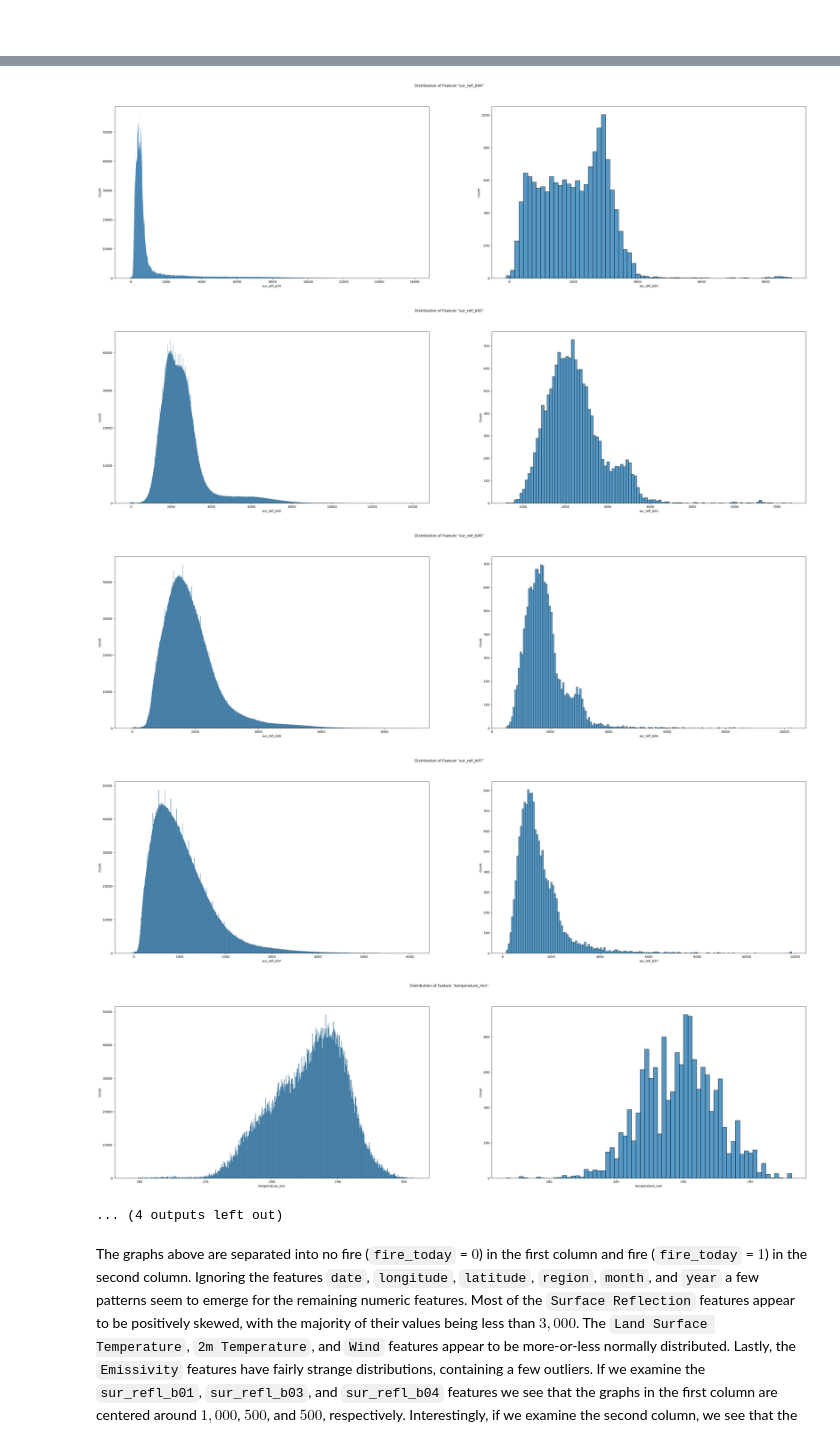
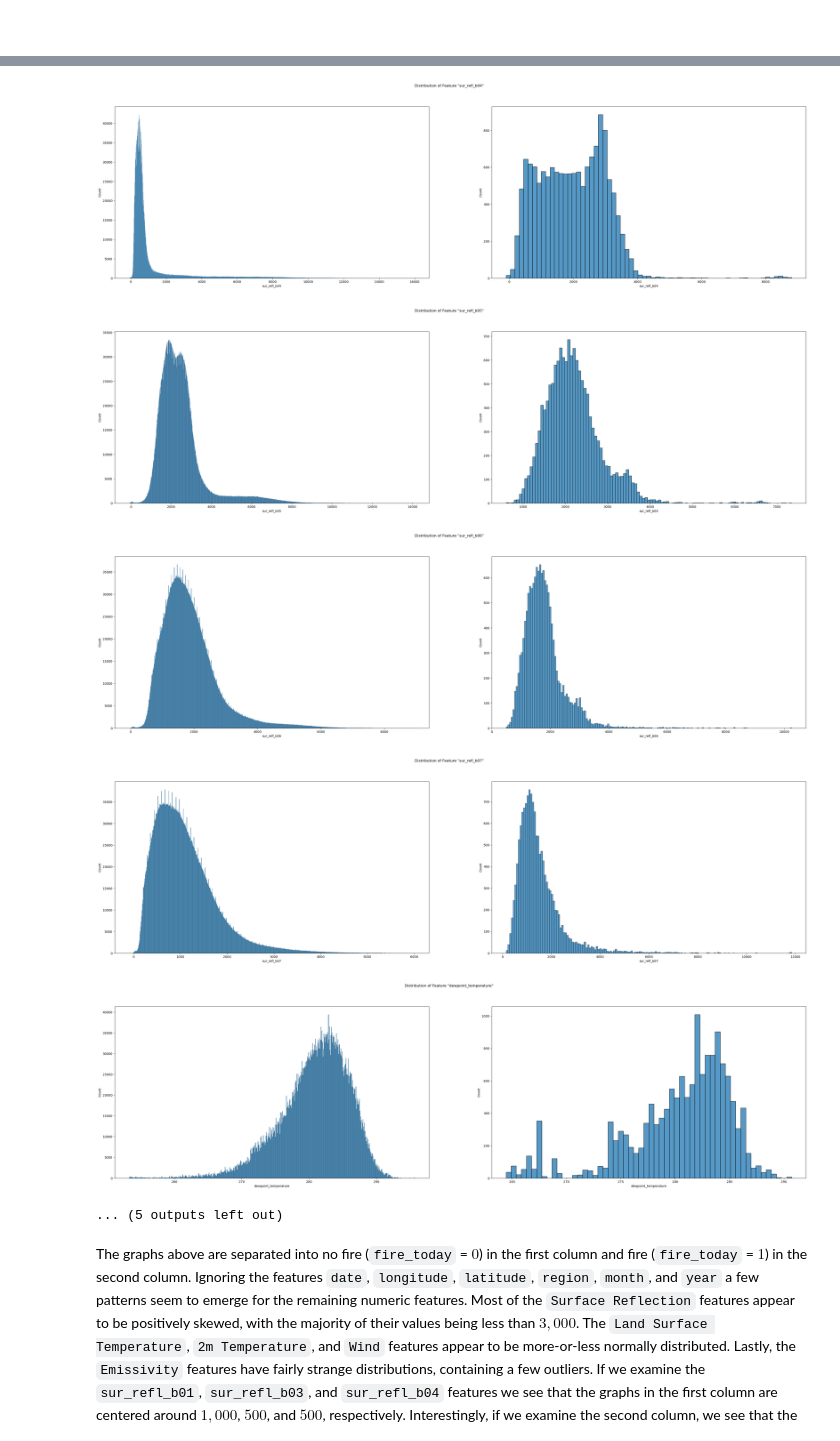
Before and after one commit to lukebass/wews, a Jupyter notebook: report/project.ipynb, the cells around one changed output, grey strips where cells are left out. Saved outputs shown, nothing was run; the diff lists cells and outputs as text; code cells hidden in the pictures.

```diff
--- a/report/project.ipynb
+++ b/report/project.ipynb
@@ -155,11 +156,12 @@ df = df.rename(columns={
     'LST_Night_1km':'lst_night',
     'Emis_31':'emis_31',
     'Emis_32':'emis_32',
-    'total_precipitation_max':'precipitation_max',
-    'temperature_2m_min': 'temperature_min',
-    'temperature_2m_max': 'temperature_max',
-    'u_component_of_wind_10m':'u_wind',
-    'v_component_of_wind_10m':'v_wind'
+    'dewpoint_temperature_2m_max':'dewpoint_temperature',
+    'temperature_2m_max':'temperature',
+    'u_component_of_wind_10m_max':'u_wind',
+    'v_component_of_wind_10m_max':'v_wind',
+    'surface_pressure_max':'surface_pressure',
+    'total_precipitation_sum':'precipitation',
 })
 df['date'] = pd.to_datetime(df['date'], unit='ms')
 df.info(verbose=True, show_counts=True)
@@ -299,10 +301,11 @@ features = [
     'sur_refl_b05',
     'sur_refl_b06',
     'sur_refl_b07',
-    'temperature_min',
-    'temperature_max',
+    'dewpoint_temperature',
+    'temperature',
     'u_wind',
     'v_wind',
+    'surface_pressure',
     'elevation'
 ]
 
@@ -326,9 +329,9 @@ for feature in features:
-[figure, old version]
+[figure, new version]
-[figure, old version]
+[figure, new version]
-[figure, old version]
+[figure, new version]
-[figure, old version]
+[figure, new version]
-[figure, old version]
+[figure, new version]
-... (4 outputs left out)
+... (5 outputs left out)
 # %% [markdown]
 The graphs above are separated into no fire (`fire_today` = $0$) in the first column and fire (`fire_today` = $1$) in the second column. Ignoring the features `date`, `longitude`, `latitude`, `region`, `month`, and `year` a few patterns seem to emerge for the remaining numeric features. Most of the `Surface Reflection` features appear to be positively skewed, with the majority of their values being less than $3,000$. The `Land Surface Temperature`, `2m Temperature`, and `Wind` features appear to be more-or-less normally distributed. Lastly, the `Emissivity` features have fairly strange distributions, containing a few outliers. If we examine the `sur_refl_b01`, `sur_refl_b03`, and `sur_refl_b04` features we see that the graphs in the first column are centered around $1,000$, $500$, and $500$, respectively. Interestingly, if we examine the second column, we see that the graphs are centered around ~$2,000$. There is a good chance that our classifier model will uncover this relationship and use it to make predictions. Furthermore, if we examine the `elevation` feature we see that the graph in the second column is centered around $1,250$. It appears, initially at least, that more fires are occurring at middle elevations.
 # %% [markdown]
```
Also changed, not shown: parts of 13 cells of this notebook.
